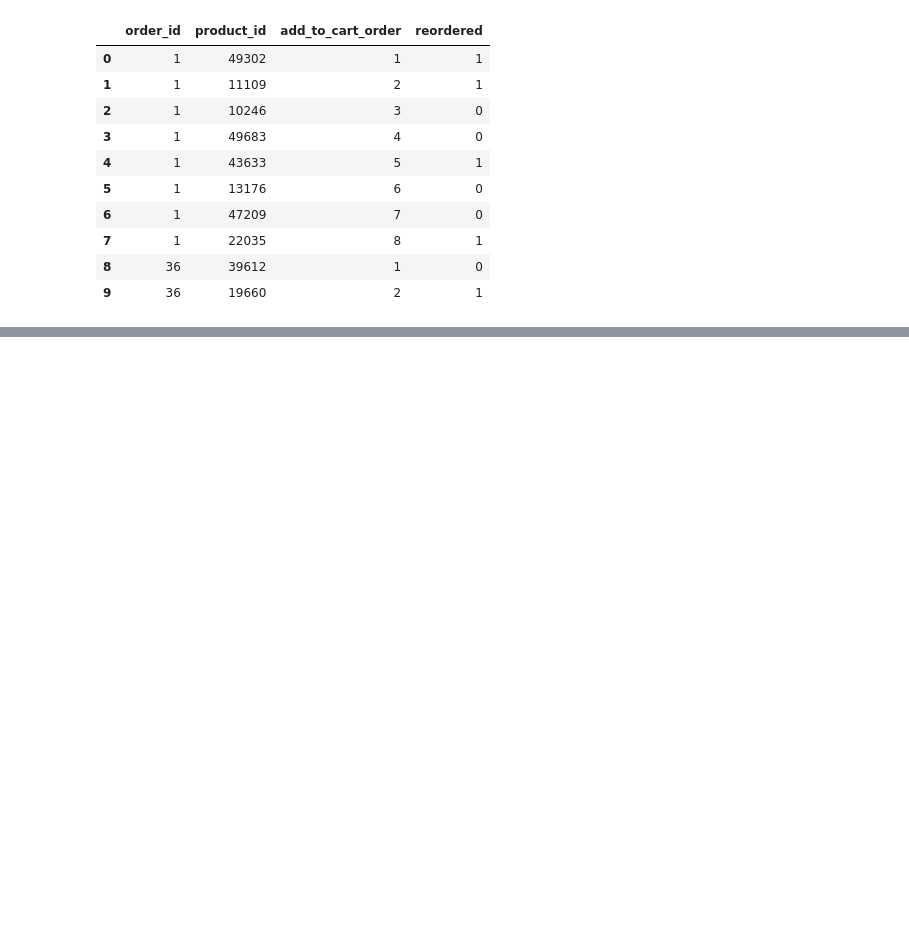
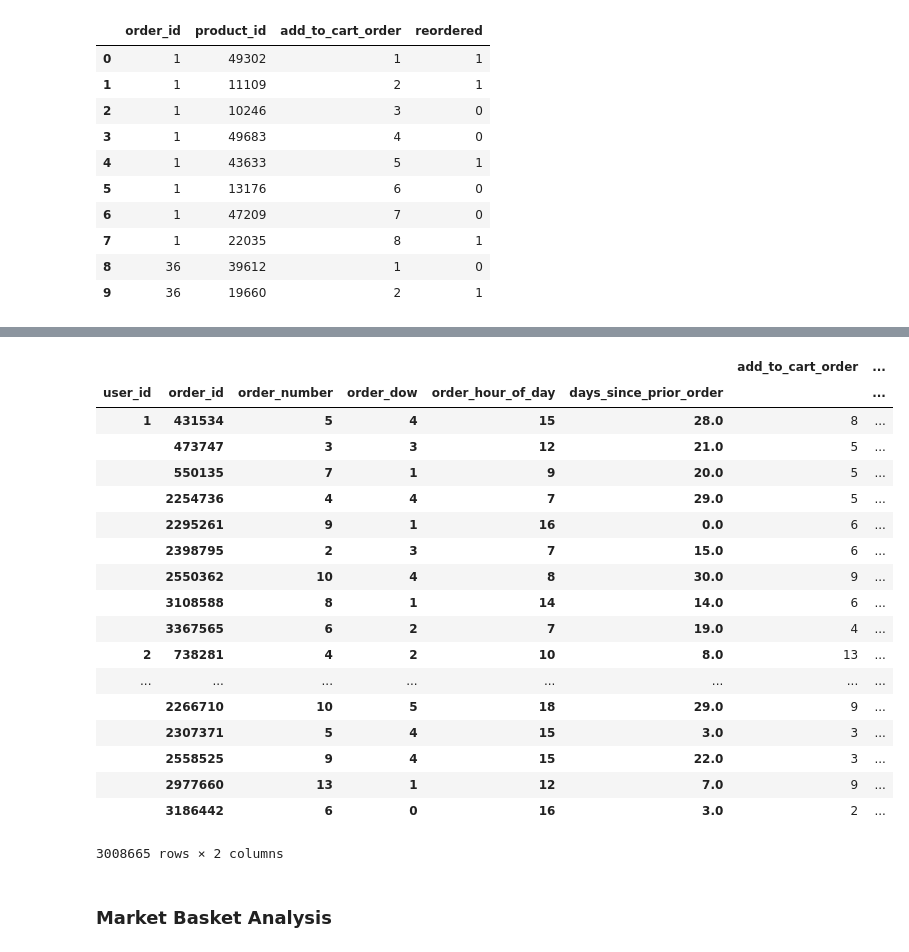
Before and after one commit to matt-negrin/instacart, a Jupyter notebook: scratch.ipynb, the cells around one changed output, grey strips where cells are left out. Saved outputs shown, nothing was run; the diff lists cells and outputs as text; code cells hidden in the pictures; blank space fills up the shorter version.

```diff
--- a/scratch.ipynb
+++ b/scratch.ipynb
@@ -62,8 +65,10 @@ new_prior = pd.merge(order_products_prior_df, orders, left_on='order_id', right_
 # %%
-pickleup(new_train, 'pickled_data/new_train.p')
-pickleup(new_prior, 'pickled_data/new_prior.p')
+# pickleup(new_train, 'pickled_data/new_train.p')
+# pickleup(new_prior, 'pickled_data/new_prior.p')
+# pickleup(new_products, 'pickled_data/new_products.p')
 
-# unpickle('pickled_data/new_train.p')
-# unpickle('pickled_data/new_prior.p')
-# print 'finished!'
+new_train = unpickle('pickled_data/new_train.p')
+new_prior = unpickle('pickled_data/new_prior.p')
+new_products = unpickle('pickled_data/new_products.p')
+print 'finished!'
 # %% [output]
@@ -144,0 +167,2 @@ order_products_train_df.head(10)
+# %%
+test_prior = new_prior.copy(deep=True)
@@ -144,0 +173,26 @@ order_products_train_df.head(10)
+# %%
+grouped_test_prior = test_prior.groupby(['user_id','order_id','order_number','order_dow','order_hour_of_day','days_since_prior_order']).agg({'reordered':sum,'add_to_cart_order': "max"})
+# %%
+grouped_test_prior
+# %% [output]
+|  |  |  |  |  |  | add_to_cart_order | ... |
+| user_id | order_id | order_number | order_dow | order_hour_of_day | days_since_prior_order |  | ... |
+| 1 | 431534 | 5 | 4 | 15 | 28.0 | 8 | ... |
+|  | 473747 | 3 | 3 | 12 | 21.0 | 5 | ... |
+|  | 550135 | 7 | 1 | 9 | 20.0 | 5 | ... |
+|  | 2254736 | 4 | 4 | 7 | 29.0 | 5 | ... |
+|  | 2295261 | 9 | 1 | 16 | 0.0 | 6 | ... |
+|  | 2398795 | 2 | 3 | 7 | 15.0 | 6 | ... |
+|  | 2550362 | 10 | 4 | 8 | 30.0 | 9 | ... |
+|  | 3108588 | 8 | 1 | 14 | 14.0 | 6 | ... |
+|  | 3367565 | 6 | 2 | 7 | 19.0 | 4 | ... |
+| 2 | 738281 | 4 | 2 | 10 | 8.0 | 13 | ... |
+| ... | ... | ... | ... | ... | ... | ... | ... |
+|  | 2266710 | 10 | 5 | 18 | 29.0 | 9 | ... |
+|  | 2307371 | 5 | 4 | 15 | 3.0 | 3 | ... |
+|  | 2558525 | 9 | 4 | 15 | 22.0 | 3 | ... |
+|  | 2977660 | 13 | 1 | 12 | 7.0 | 9 | ... |
+|  | 3186442 | 6 | 0 | 16 | 3.0 | 2 | ... |
+3008665 rows × 2 columns
+# %% [markdown]
+### Market Basket Analysis
```
Also changed, not shown: parts of 21 cells of this notebook.
